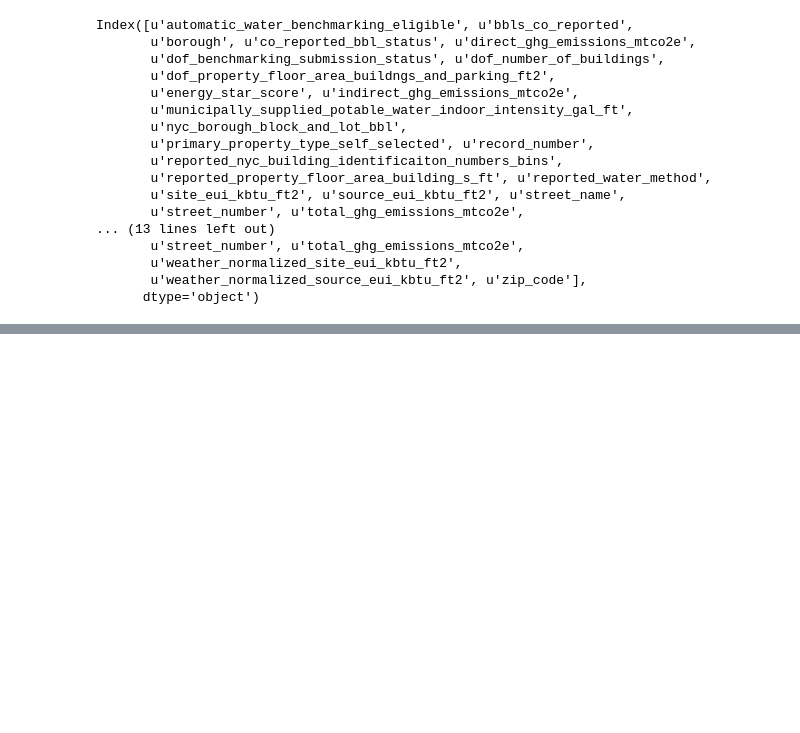
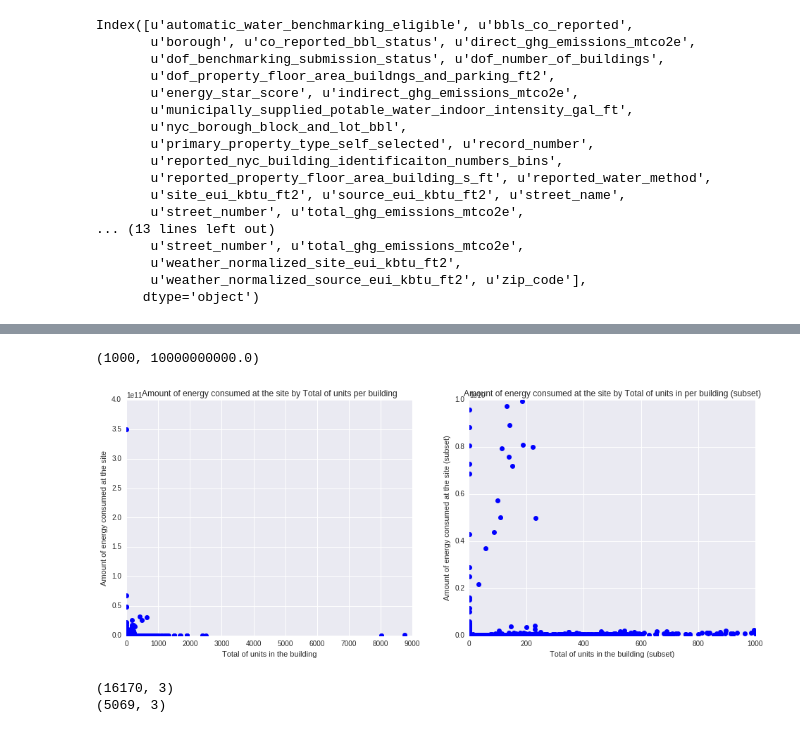
Before and after one commit to alephcero/PUI2016_fdg224, a Jupyter notebook: HW6_fdg224/HW6_1_fdg224.ipynb, the cells around one changed output, grey strips where cells are left out. Cells and saved outputs as stored; diff of their text form; code cells hidden in the pictures; blank space fills up the shorter version.

```diff
--- a/HW6_fdg224/HW6_1_fdg224.ipynb
+++ b/HW6_fdg224/HW6_1_fdg224.ipynb
@@ -130,0 +135,27 @@ bblnrgdata.shape
+# %%
+fig = plt.figure(figsize=(16,6))
+ax = fig.add_subplot(1,2,1)
+ax.plot(bblnrgdata.Units,bblnrgdata.totalEnergy,'bo')
+ax.set_title('Amount of energy consumed at the site by Total of units per building')
+ax.set_xlabel('Total of units in the building')
+ax.set_ylabel('Amount of energy consumed at the site')
+
+ax2 = fig.add_subplot(1,2,2)
+ax2.plot(bblnrgdata.Units,bblnrgdata.totalEnergy,'bo')
+ax2.set_title('Amount of energy consumed at the site by Total of units in per building (subset)')
+ax2.set_xlabel('Total of units in the building (subset)')
+ax2.set_ylabel('Amount of energy consumed at the site (subset)')
+
+ax2.set_xlim(1,1000)
+ax2.set_ylim(1000,1e10)
+# %% [output]
+(1000, 10000000000.0)
+[figure, added]
+# %%
+#rmeove NaNs for every colum
+print bblnrgdata.shape
+bblnrgdata.dropna(axis=0, how='any', thresh=None, subset=None, inplace=True)
+print bblnrgdata.shape
+# %% [output]
+(16170, 3)
+(5069, 3)
```
Also changed, not shown: parts of 29 cells of this notebook.
